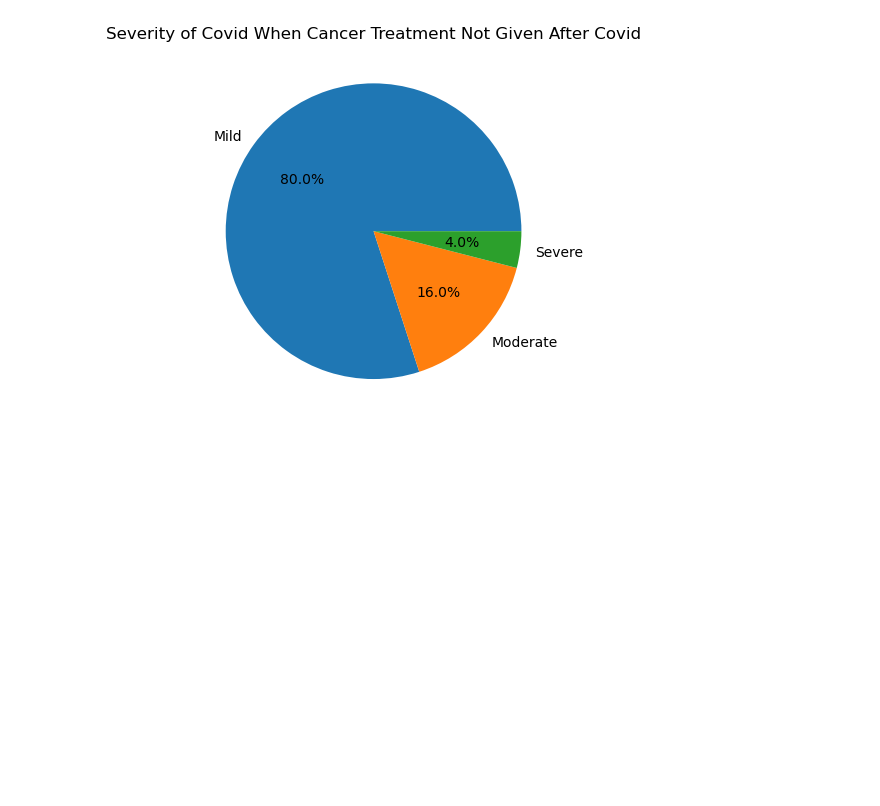
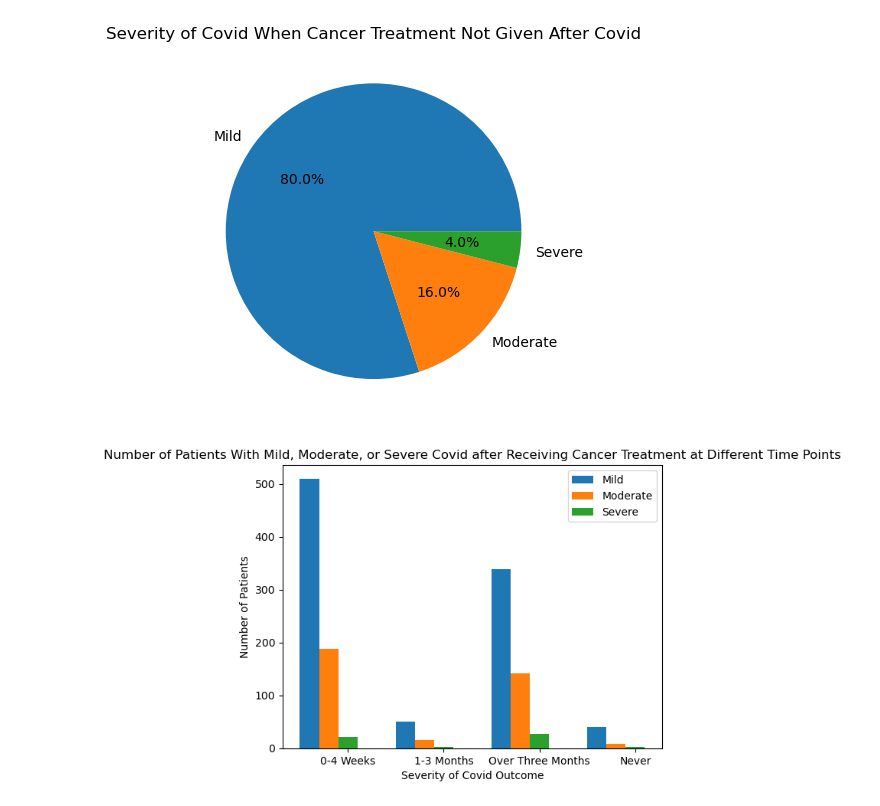
Before and after one commit to HSaleem352/Bootcamp-Project1, a Jupyter notebook: data_cleaning_afr.ipynb, the cells around one changed output. Cells and saved outputs as stored; diff of their text form; code cells hidden in the pictures; blank space fills up the shorter version.

```diff
--- a/data_cleaning_afr.ipynb
+++ b/data_cleaning_afr.ipynb
@@ -133,3 +134,27 @@ plt.show()
 # %%
 # Complete a statistical analysis to see if there is any difference between the 4 groups
 # See if there is any statistical difference between the outcomes when cancer treatment is given at different times
+
+# First create a bar chart to compare mild moderate and severe covid at different time points
+
+mild = [510, 51, 339, 40]
+mod = [188, 16, 142, 8]
+sev = [21, 2, 27, 2]
+
+bar_x_values = ["0-4 Weeks", "1-3 Months", "Over Three Months", "Never"]
+x_axis = np.arange(len(bar_x_values))
+
+plt.bar(x_axis - 0.4, mild, 0.2, label = 'Mild')
+plt.bar(x_axis - 0.2, mod, 0.2, label = 'Moderate')
+plt.bar(x_axis + 0, sev, 0.2, label = "Severe")
+
+plt.xticks(x_axis, bar_x_values)
+plt.xlabel("Severity of Covid Outcome")
+plt.ylabel("Number of Patients")
+plt.title("Number of Patients With Mild, Moderate, or Severe Covid after Receiving Cancer Treatment at Different Time Points")
+plt.legend()
+plt.show()
+
+# Perform a statistical analysis on the bar chart
+# %% [output]
+[figure, added]
```
Also changed, not shown: parts of 3 cells of this notebook, 1 other file.
